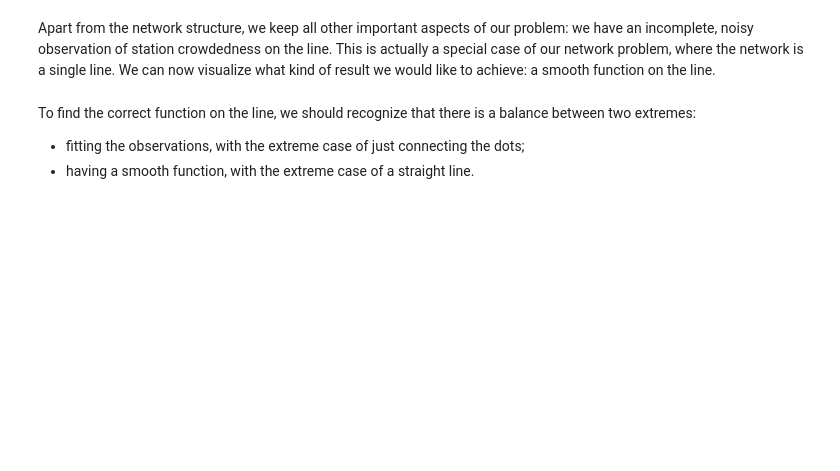
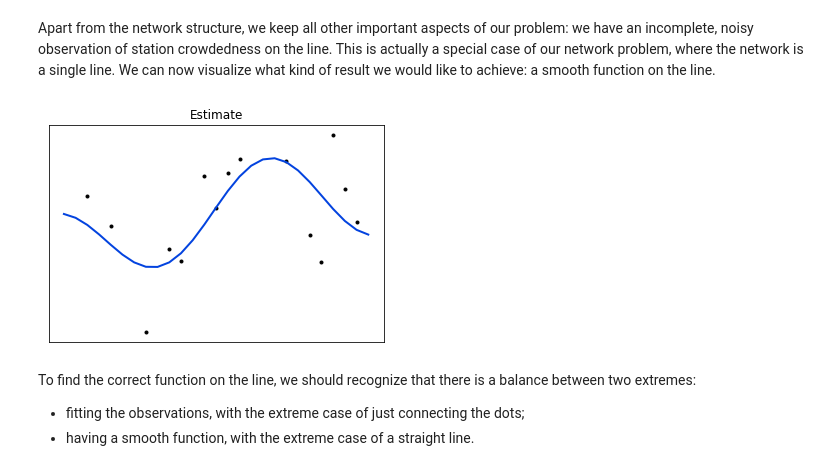
Before and after one commit to jarno35/thesis-presentation, a Jupyter notebook: thesis_presentation.ipynb, the cells around one changed output. Saved outputs shown, nothing was run; the diff lists cells and outputs as text; code cells hidden in the pictures; blank space fills up the shorter version.

```diff
--- a/thesis_presentation.ipynb
+++ b/thesis_presentation.ipynb
@@ -154,5 +68,15 @@ plot_path_graph(axs[1], line_smooth)
 # %% [markdown]
 Apart from the network structure, we keep all other important aspects of our problem: we have an incomplete, noisy observation of station crowdedness on the line. This is actually a special case of our network problem, where the network is a single line. We can now visualize what kind of result we would like to achieve: a smooth function on the line.
+# %%
+jubilee_labels = line_example(tfl, jubilee_line, tfl_labels)
+jubilee_estimate = estimate_labels(line_eigenvalues, line_basis, jubilee_labels, 1e-4, 4)
+
+fig, ax = plt.subplots()
+ax.set_title('Estimate')
+scatter_path_graph(ax, jubilee_labels)
+plot_path_graph(ax, jubilee_estimate)
+# %% [output]
+[figure, added]
 # %% [markdown]
 To find the correct function on the line, we should recognize that there is a balance between two extremes:
 * fitting the observations, with the extreme case of just connecting the dots;
```
Also changed, not shown: parts of 13 cells of this notebook, 2 other files.
